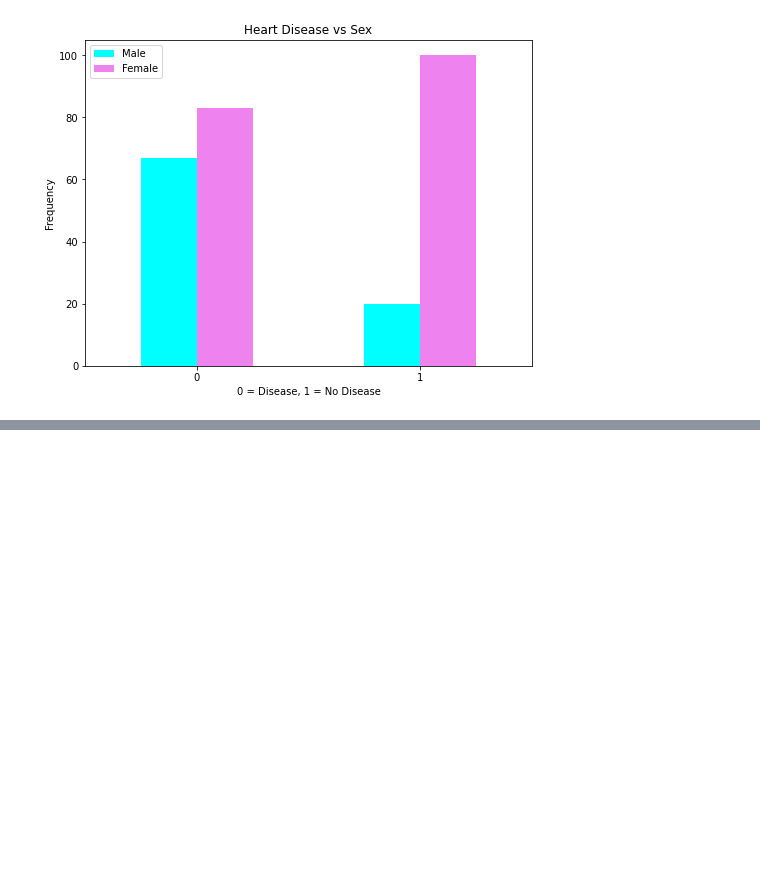
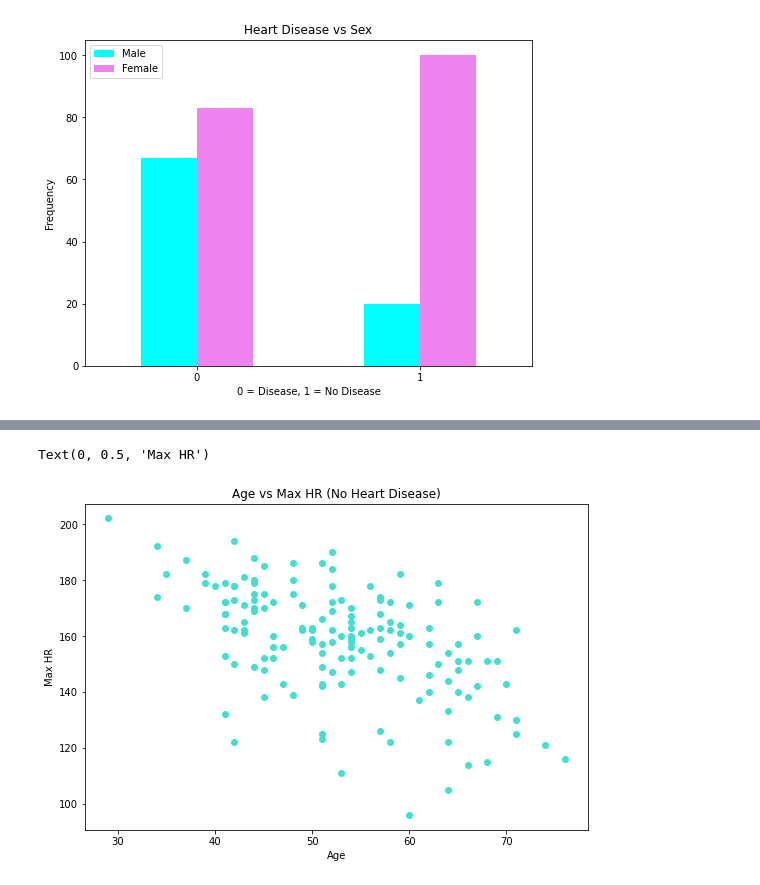
Before and after one commit to terrysu64/Machine-Learning-and-Data-Science-Projects, a Jupyter notebook: Heart Disease Classification/heart-disease-classification.ipynb, the cells around one changed output, grey strips where cells are left out. Saved outputs shown, nothing was run; the diff lists cells and outputs as text; code cells hidden in the pictures; blank space fills up the shorter version.

```diff
--- a/Heart Disease Classification/heart-disease-classification.ipynb
+++ b/Heart Disease Classification/heart-disease-classification.ipynb
@@ -236,0 +270,13 @@ plt.xticks(rotation=0)
+# %%
+positive_disease = df.loc[df['Heart Disease']==0]
+plt.figure(figsize=(9,6))
+plt.scatter(positive_disease["Age"],
+            positive_disease["Max HR"],
+            color="turquoise"
+           )
+plt.title("Age vs Max HR (No Heart Disease)")
+plt.xlabel("Age")
+plt.ylabel("Max HR")
+# %% [output]
+Text(0, 0.5, 'Max HR')
+[figure, added]
```
Also changed, not shown: parts of 18 cells of this notebook.
